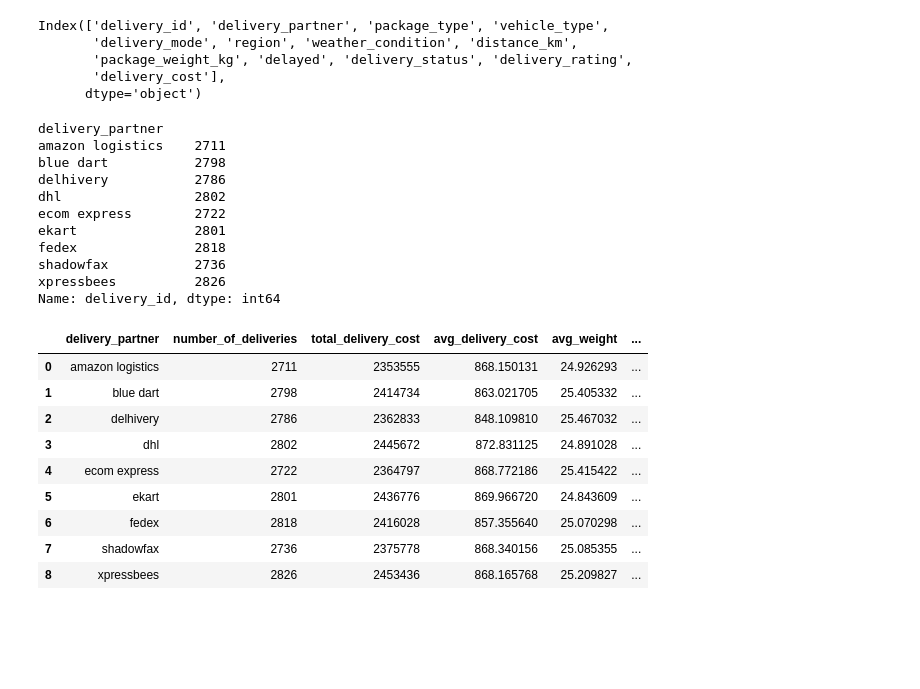
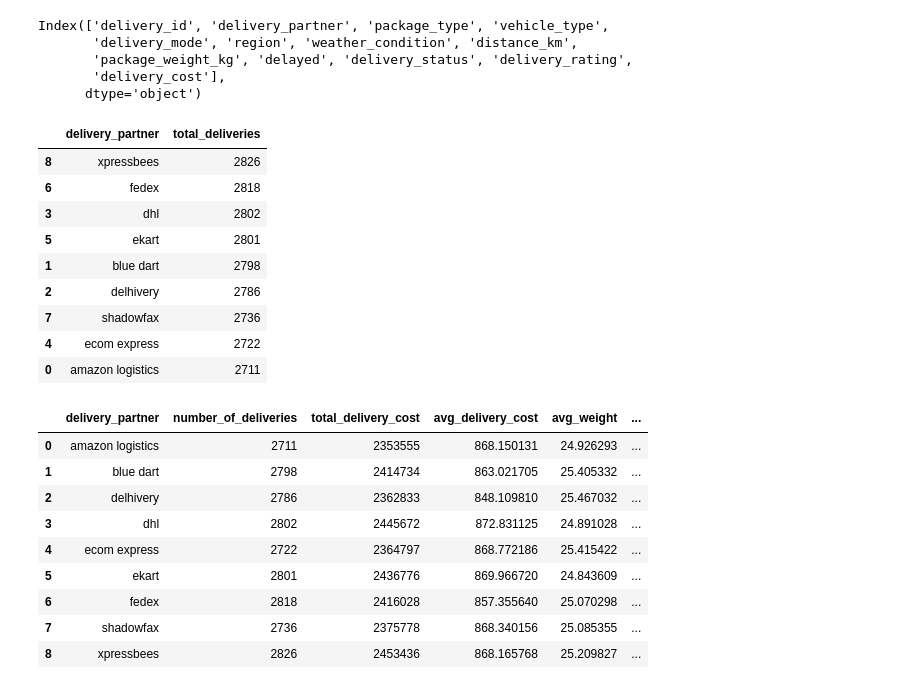
Before and after one commit to mahendra204/Python-Basics-Projects, a Jupyter notebook: Delivery Logistics EDA.ipynb, the cells around one changed output. Drawn from its saved outputs; the diff is of its cells as text; code cells hidden in the pictures; blank space fills up the shorter version.

```diff
--- a/Delivery Logistics EDA.ipynb
+++ b/Delivery Logistics EDA.ipynb
@@ -183,19 +183,18 @@ Index(['delivery_id', 'delivery_partner', 'package_type', 'vehicle_type',
        'delivery_cost'],
       dtype='object')
 # %%
-df.groupby('delivery_partner')['delivery_id'].count()
+df.groupby('delivery_partner')['delivery_id'].count().reset_index(name = 'total_deliveries').sort_values(by = 'total_deliveries', ascending = False)
 # %% [output]
-delivery_partner
-amazon logistics    2711
-blue dart           2798
-delhivery           2786
-dhl                 2802
-ecom express        2722
-ekart               2801
-fedex               2818
-shadowfax           2736
-xpressbees          2826
-Name: delivery_id, dtype: int64
+|  | delivery_partner | total_deliveries |
+| 8 | xpressbees | 2826 |
+| 6 | fedex | 2818 |
+| 3 | dhl | 2802 |
+| 5 | ekart | 2801 |
+| 1 | blue dart | 2798 |
+| 2 | delhivery | 2786 |
+| 7 | shadowfax | 2736 |
+| 4 | ecom express | 2722 |
+| 0 | amazon logistics | 2711 |
 # %%
 grouped_data = df.groupby("delivery_partner").agg(
     number_of_deliveries=("delivery_id", "count"),   # new column name, source column, aggregation
```
Also changed, not shown: parts of 3 cells of this notebook.
